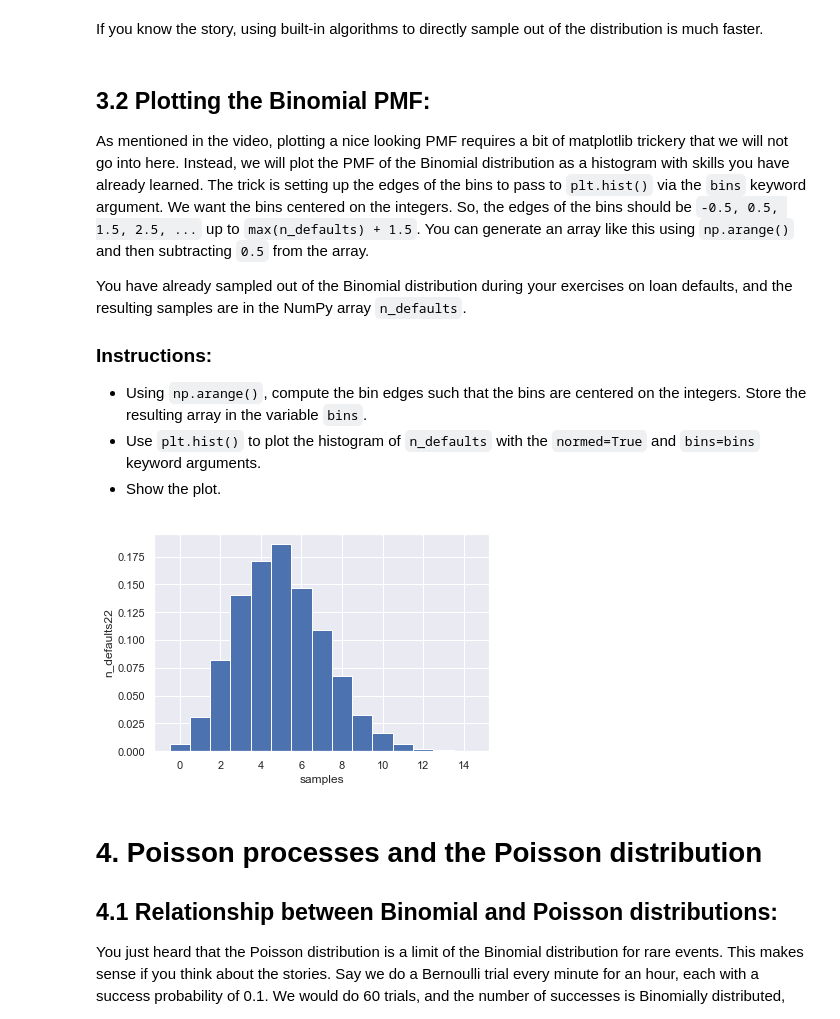
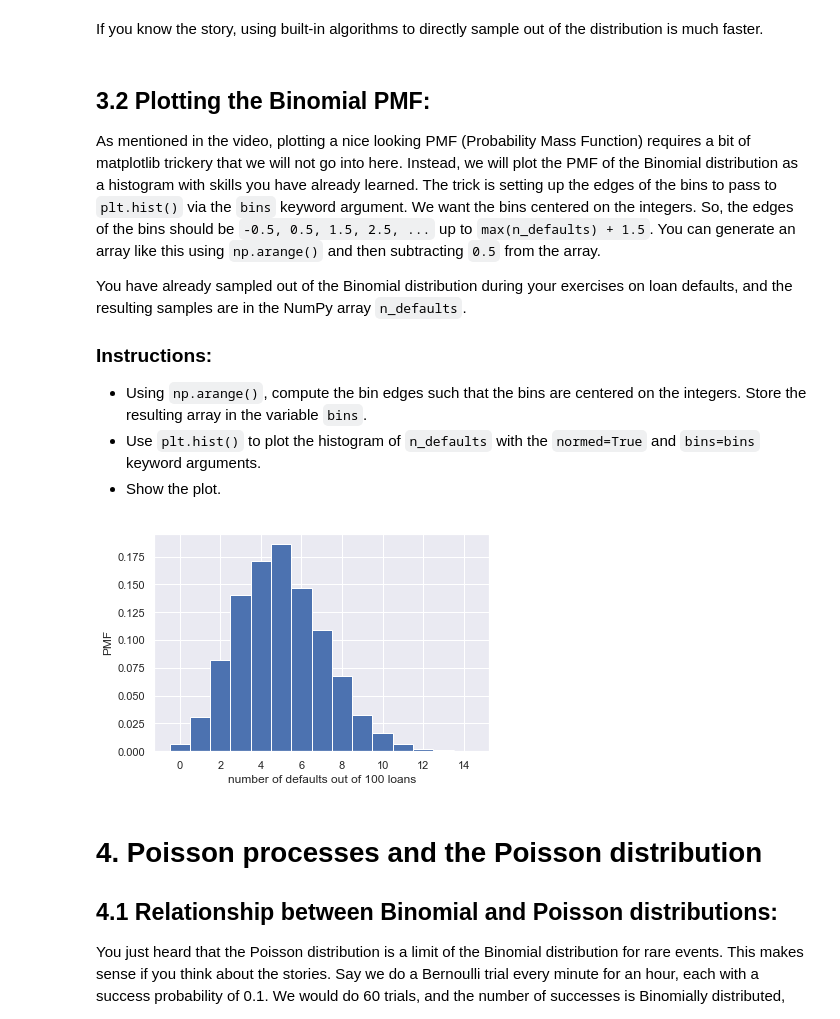
Before and after one commit to mitabunov/DataCamp_pony, a Jupyter notebook: 13_Statistical_Thinking_1/03_Thinking_probabilistically--Discrete_variables.ipynb, the cells around one changed output. Saved outputs shown, nothing was run; the diff lists cells and outputs as text; code cells hidden in the pictures.

```diff
--- a/13_Statistical_Thinking_1/03_Thinking_probabilistically--Discrete_variables.ipynb
+++ b/13_Statistical_Thinking_1/03_Thinking_probabilistically--Discrete_variables.ipynb
@@ -182,7 +182,7 @@ plt.show()
 If you know the story, using built-in algorithms to directly sample out of the distribution is much faster.
 # %% [markdown]
 ## 3.2 Plotting the Binomial PMF:
-As mentioned in the video, plotting a nice looking PMF requires a bit of matplotlib trickery that we will not go into here. Instead, we will plot the PMF of the Binomial distribution as a histogram with skills you have already learned. The trick is setting up the edges of the bins to pass to `plt.hist()` via the `bins` keyword argument. We want the bins centered on the integers. So, the edges of the bins should be `-0.5, 0.5, 1.5, 2.5, ...` up to `max(n_defaults) + 1.5`. You can generate an array like this using `np.arange()` and then subtracting `0.5` from the array.
+As mentioned in the video, plotting a nice looking PMF (Probability Mass Function) requires a bit of matplotlib trickery that we will not go into here. Instead, we will plot the PMF of the Binomial distribution as a histogram with skills you have already learned. The trick is setting up the edges of the bins to pass to `plt.hist()` via the `bins` keyword argument. We want the bins centered on the integers. So, the edges of the bins should be `-0.5, 0.5, 1.5, 2.5, ...` up to `max(n_defaults) + 1.5`. You can generate an array like this using `np.arange()` and then subtracting `0.5` from the array.
 
 You have already sampled out of the Binomial distribution during your exercises on loan defaults, and the resulting samples are in the NumPy array `n_defaults`.
 
@@ -192,19 +192,19 @@ You have already sampled out of the Binomial distribution during your exercises
 * Show the plot.
 # %%
 # Compute bin edges: bins
-bins = np.arange(0, 15.5) - 0.5
+bins = np.arange(0, max(n_defaults) + 1.5) - 0.5
 
 # Generate histogram
 _ = plt.hist(n_defaults, density=True, bins=bins)
 
 # Label axes
-_ = plt.xlabel('samples')
-_ = plt.ylabel('n_defaults22')
+_ = plt.xlabel('number of defaults out of 100 loans')
+_ = plt.ylabel('PMF')
 
 # Show the plot
 plt.show()
 # %% [output]
-[figure, old version]
+[figure, new version]
 # %% [markdown]
 # 4. Poisson processes and the Poisson distribution
 ## 4.1 Relationship between Binomial and Poisson distributions:
```
Also changed, not shown: parts of 2 cells of this notebook.
